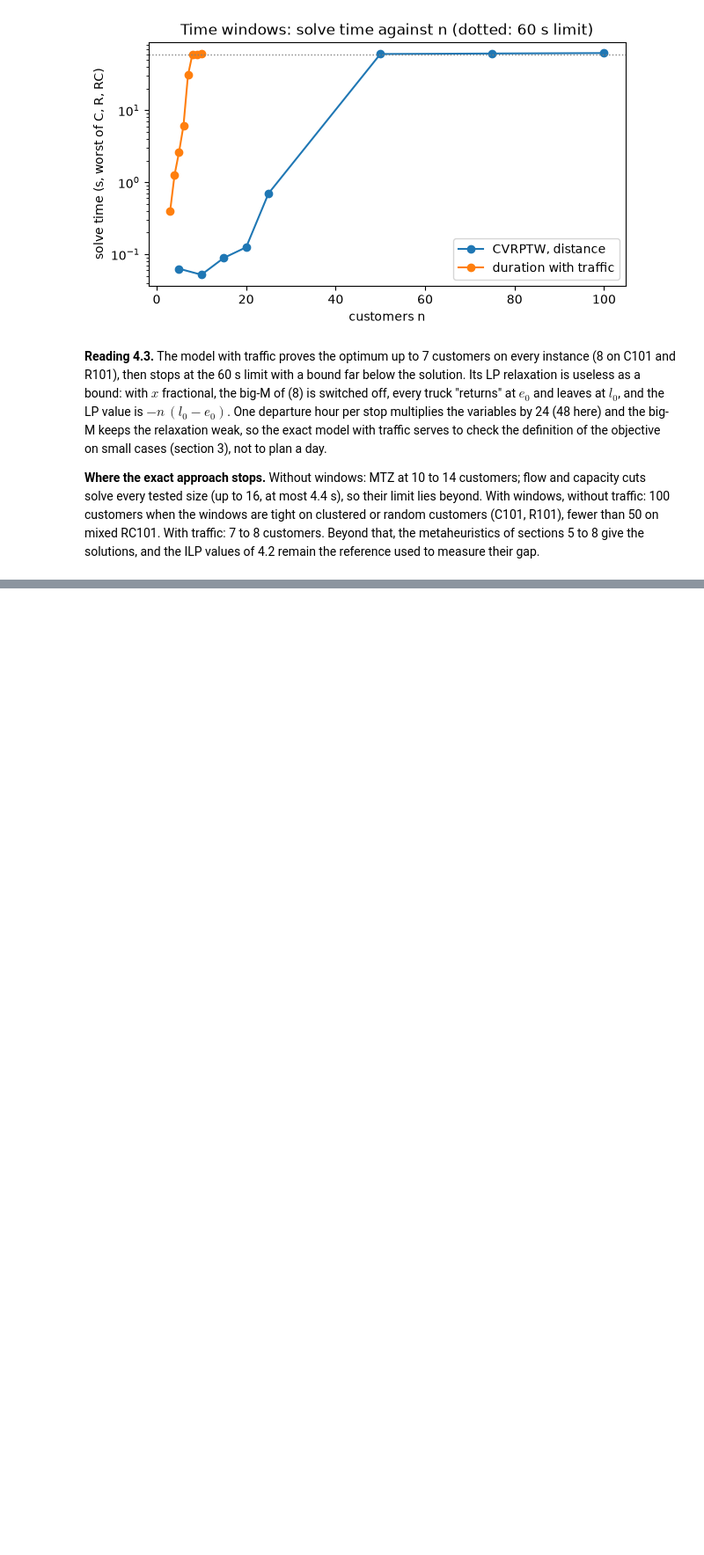
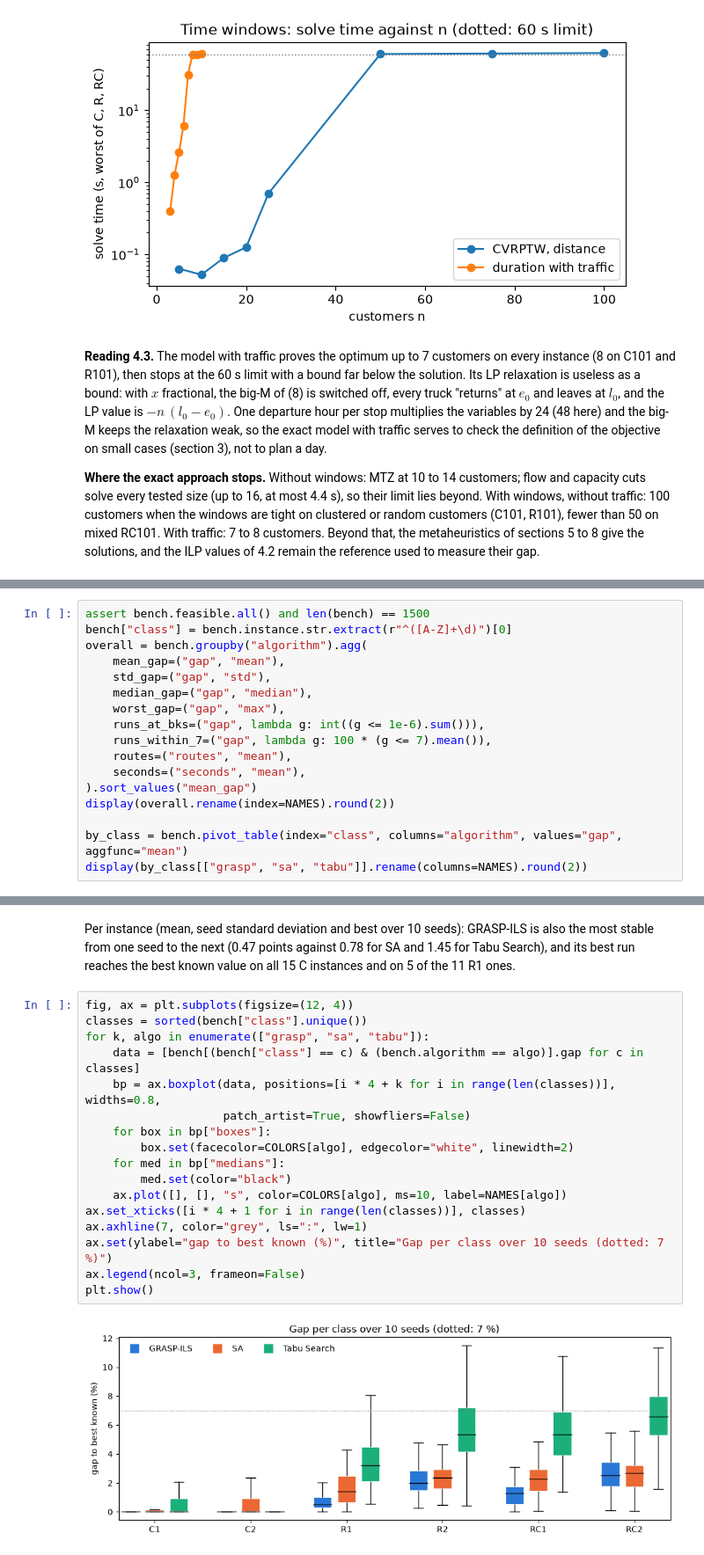
Before and after one commit to zzaved/cesi-cvrp-metaheuristics, a Jupyter notebook: notebooks/02_final_deliverable.ipynb, the cells around one changed output, grey strips where cells are left out. Shown at 88% size. Cells and saved outputs as stored; diff of their text form; blank space fills up the shorter version.

```diff
--- a/notebooks/02_final_deliverable.ipynb
+++ b/notebooks/02_final_deliverable.ipynb
@@ -391,0 +540,17 @@ print("feasible:", best.is_feasible(inst), "| operator weights:", res.destroy_we
+# %%
+assert bench.feasible.all() and len(bench) == 1500
+bench["class"] = bench.instance.str.extract(r"^([A-Z]+\d)")[0]
+overall = bench.groupby("algorithm").agg(
+    mean_gap=("gap", "mean"),
+    std_gap=("gap", "std"),
+    median_gap=("gap", "median"),
+    worst_gap=("gap", "max"),
+    runs_at_bks=("gap", lambda g: int((g <= 1e-6).sum())),
+    runs_within_7=("gap", lambda g: 100 * (g <= 7).mean()),
+    routes=("routes", "mean"),
+    seconds=("seconds", "mean"),
+).sort_values("mean_gap")
+display(overall.rename(index=NAMES).round(2))
+
+by_class = bench.pivot_table(index="class", columns="algorithm", values="gap", aggfunc="mean")
+display(by_class[["grasp", "sa", "tabu"]].rename(columns=NAMES).round(2))
@@ -391,0 +605,23 @@ print("feasible:", best.is_feasible(inst), "| operator weights:", res.destroy_we
+# %% [markdown]
+Per instance (mean, seed standard deviation and best over 10 seeds): GRASP-ILS is also the most
+stable from one seed to the next (0.47 points against 0.78 for SA and 1.45 for Tabu Search), and
+its best run reaches the best known value on all 15 C instances and on 5 of the 11 R1 ones.
+# %%
+fig, ax = plt.subplots(figsize=(12, 4))
+classes = sorted(bench["class"].unique())
+for k, algo in enumerate(["grasp", "sa", "tabu"]):
+    data = [bench[(bench["class"] == c) & (bench.algorithm == algo)].gap for c in classes]
+    bp = ax.boxplot(data, positions=[i * 4 + k for i in range(len(classes))], widths=0.8,
+                    patch_artist=True, showfliers=False)
+    for box in bp["boxes"]:
+        box.set(facecolor=COLORS[algo], edgecolor="white", linewidth=2)
+    for med in bp["medians"]:
+        med.set(color="black")
+    ax.plot([], [], "s", color=COLORS[algo], ms=10, label=NAMES[algo])
+ax.set_xticks([i * 4 + 1 for i in range(len(classes))], classes)
+ax.axhline(7, color="grey", ls=":", lw=1)
+ax.set(ylabel="gap to best known (%)", title="Gap per class over 10 seeds (dotted: 7 %)")
+ax.legend(ncol=3, frameon=False)
+plt.show()
+# %% [output]
+[figure, added]
```
Also changed, not shown: parts of 33 cells of this notebook.
